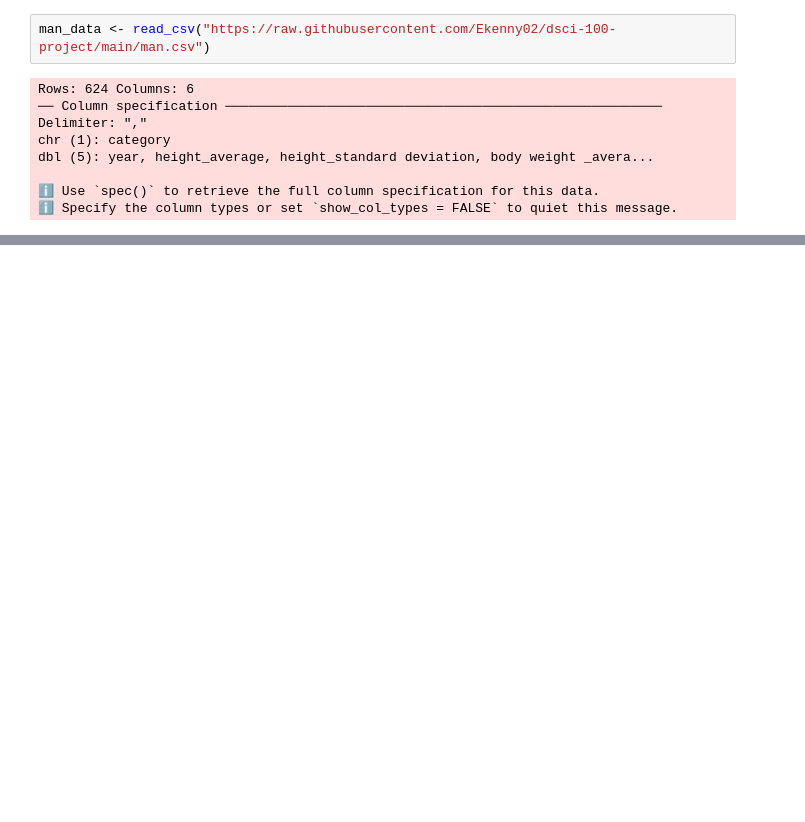
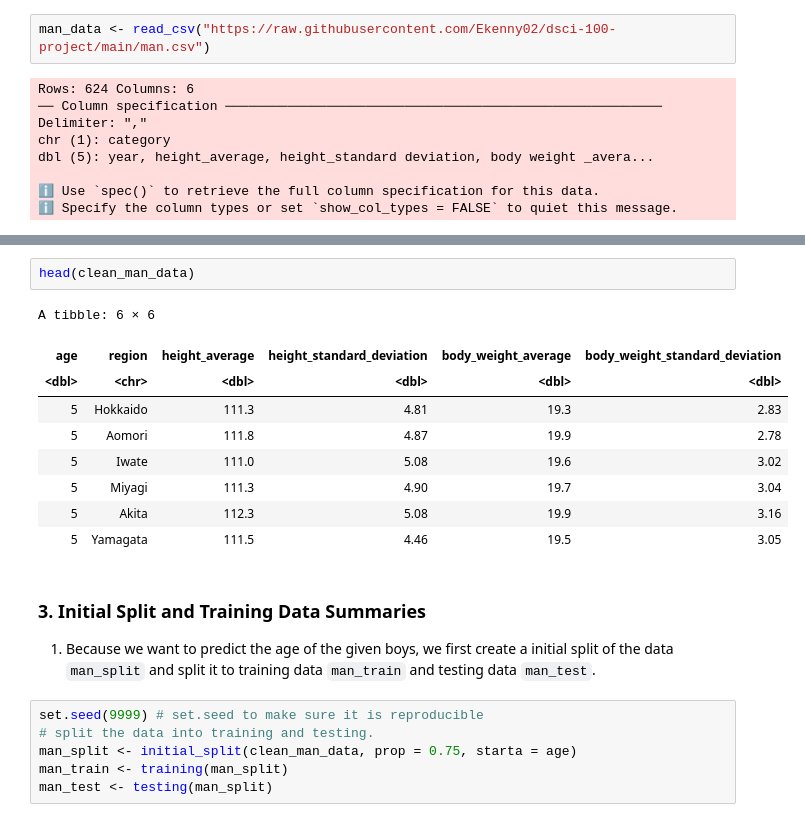
Before and after one commit to Ekenny02/dsci-100-project, a Jupyter notebook: Project_report.ipynb, the cells around one changed output, grey strips where cells are left out. Saved outputs shown, nothing was run; the diff lists cells and outputs as text; blank space fills up the shorter version.

```diff
--- a/Project_report.ipynb
+++ b/Project_report.ipynb
@@ -76,0 +94,21 @@ From the original data set table above, we noticed a few **problems**, which we
+# %%
+head(clean_man_data)
+# %% [output]
+A tibble: 6 × 6
+| age | region | height_average | height_standard_deviation | body_weight_average | body_weight_standard_deviation |
+| <dbl> | <chr> | <dbl> | <dbl> | <dbl> | <dbl> |
+| 5 | Hokkaido | 111.3 | 4.81 | 19.3 | 2.83 |
+| 5 | Aomori | 111.8 | 4.87 | 19.9 | 2.78 |
+| 5 | Iwate | 111.0 | 5.08 | 19.6 | 3.02 |
+| 5 | Miyagi | 111.3 | 4.90 | 19.7 | 3.04 |
+| 5 | Akita | 112.3 | 5.08 | 19.9 | 3.16 |
+| 5 | Yamagata | 111.5 | 4.46 | 19.5 | 3.05 |
+# %% [markdown]
+### 3. Initial Split and Training Data Summaries
+1. Because we want to predict the age of the given boys, we first create a initial split of the data `man_split` and split it to training data `man_train` and testing data `man_test`.
+# %%
+set.seed(9999) # set.seed to make sure it is reproducible
+# split the data into training and testing.
+man_split <- initial_split(clean_man_data, prop = 0.75, starta = age)
+man_train <- training(man_split)
+man_test <- testing(man_split)
```
Also changed, not shown: parts of 18 cells of this notebook.
